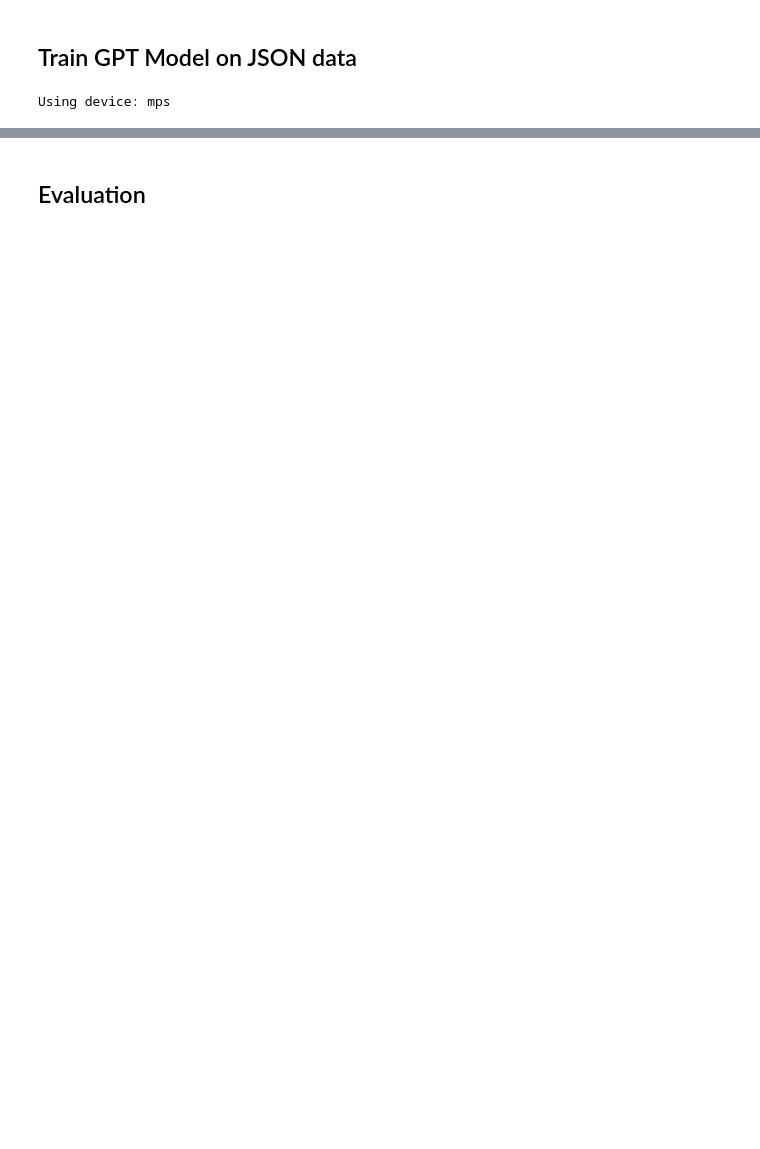
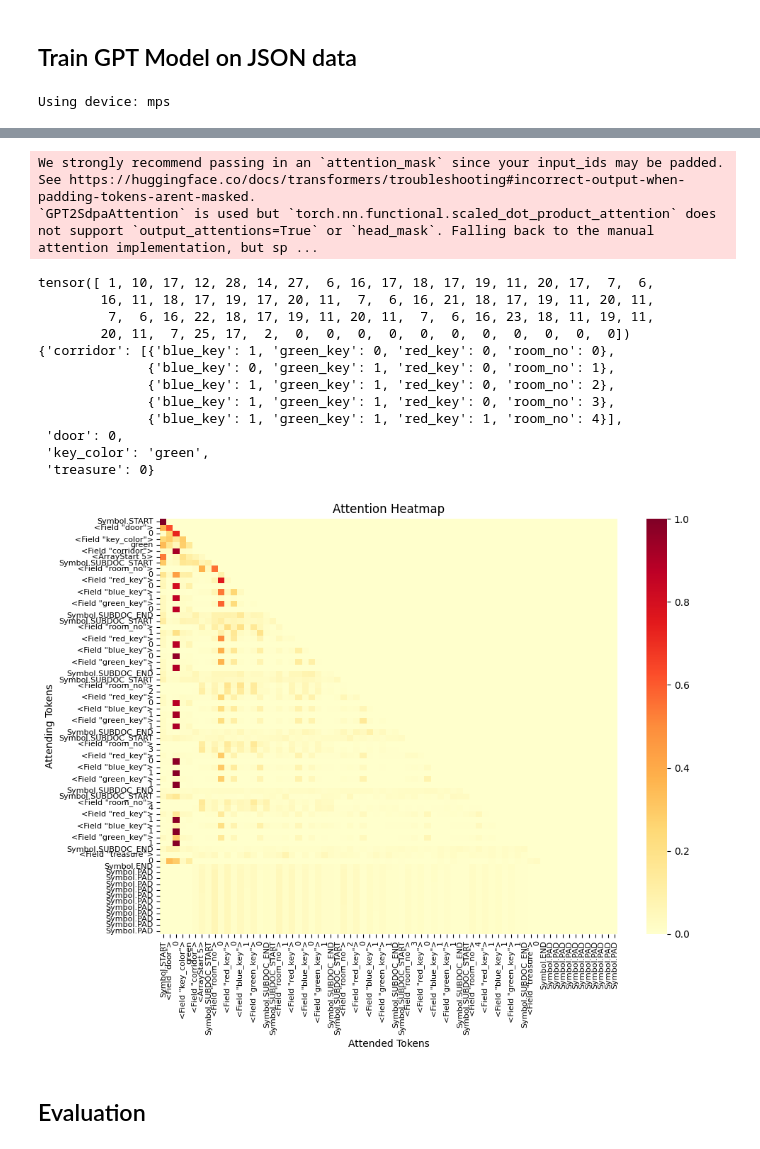
Before and after one commit to rueckstiess/origami, a Jupyter notebook: notebooks/train_on_docs.ipynb, the cells around one changed output, grey strips where cells are left out. Saved outputs shown, nothing was run; the diff lists cells and outputs as text; code cells hidden in the pictures; blank space fills up the shorter version.

```diff
--- a/notebooks/train_on_docs.ipynb
+++ b/notebooks/train_on_docs.ipynb
@@ -225,3 +237,59 @@ Model saved!
+# %%
+from pprint import pprint
+
+import seaborn as sns
+
+from storm_ml.data.utils import detokenize
+
+
+def get_attention_weights(model, input_ids):
+    # Get model outputs
+    with torch.no_grad():
+        outputs = model(input_ids, output_attentions=True)
+
+    # Extract attention weights
+    # Assuming single layer, single head for simplicity
+    attention_weights = outputs.attentions[0][0]  # shape: [seq_len, seq_len]
+    return attention_weights[0].cpu()
+
+
+def plot_attention_heatmap(attention_weights, tokens):
+    plt.figure(figsize=(10, 8))
+    sns.heatmap(attention_weights, xticklabels=tokens, yticklabels=tokens, cmap="YlOrRd")
+    plt.title("Attention Heatmap")
+    plt.xlabel("Attended Tokens")
+    plt.ylabel("Attending Tokens")
+    plt.tick_params(axis="both", which="major", labelsize=8)
+    plt.tight_layout()
+    plt.show()
+
+
+input_ids = test_tokenized["input_ids"][0]
+
+print(input_ids)
+pprint(detokenize(encoder.decode(input_ids)))
+
+# reshape input_ids as 2d tensor
+input_ids = input_ids.unsqueeze(0).to(device)
+attention_weights = get_attention_weights(model, input_ids)
+
+plot_attention_heatmap(attention_weights, encoder.decode(input_ids[0]))
+# %% [output]
+We strongly recommend passing in an `attention_mask` since your input_ids may be padded. See https://huggingface.co/docs/transformers/troubleshooting#incorrect-output-when-padding-tokens-arent-masked.
+`GPT2SdpaAttention` is used but `torch.nn.functional.scaled_dot_product_attention` does not support `output_attentions=True` or `head_mask`. Falling back to the manual attention implementation, but sp ...
+tensor([ 1, 10, 17, 12, 28, 14, 27,  6, 16, 17, 18, 17, 19, 11, 20, 17,  7,  6,
+        16, 11, 18, 17, 19, 17, 20, 11,  7,  6, 16, 21, 18, 17, 19, 11, 20, 11,
+         7,  6, 16, 22, 18, 17, 19, 11, 20, 11,  7,  6, 16, 23, 18, 11, 19, 11,
+        20, 11,  7, 25, 17,  2,  0,  0,  0,  0,  0,  0,  0,  0,  0,  0,  0])
+{'corridor': [{'blue_key': 1, 'green_key': 0, 'red_key': 0, 'room_no': 0},
+              {'blue_key': 0, 'green_key': 1, 'red_key': 0, 'room_no': 1},
+              {'blue_key': 1, 'green_key': 1, 'red_key': 0, 'room_no': 2},
+              {'blue_key': 1, 'green_key': 1, 'red_key': 0, 'room_no': 3},
+              {'blue_key': 1, 'green_key': 1, 'red_key': 1, 'room_no': 4}],
+ 'door': 0,
+ 'key_color': 'green',
+ 'treasure': 0}
+[figure, added]
 # %% [markdown]
 ## Evaluation
 # %%
```
Also changed, not shown: parts of 13 cells of this notebook, 10 other files.
